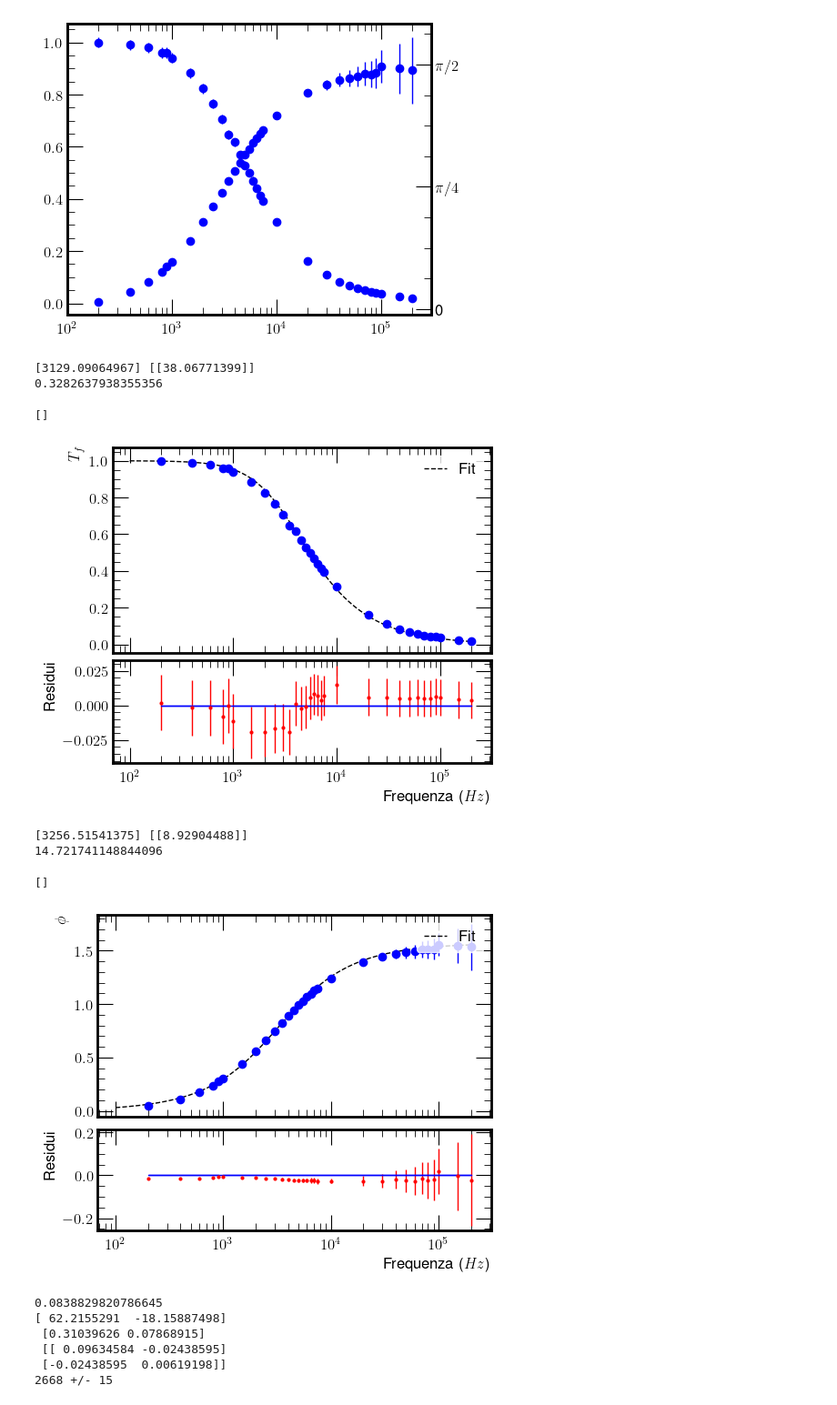
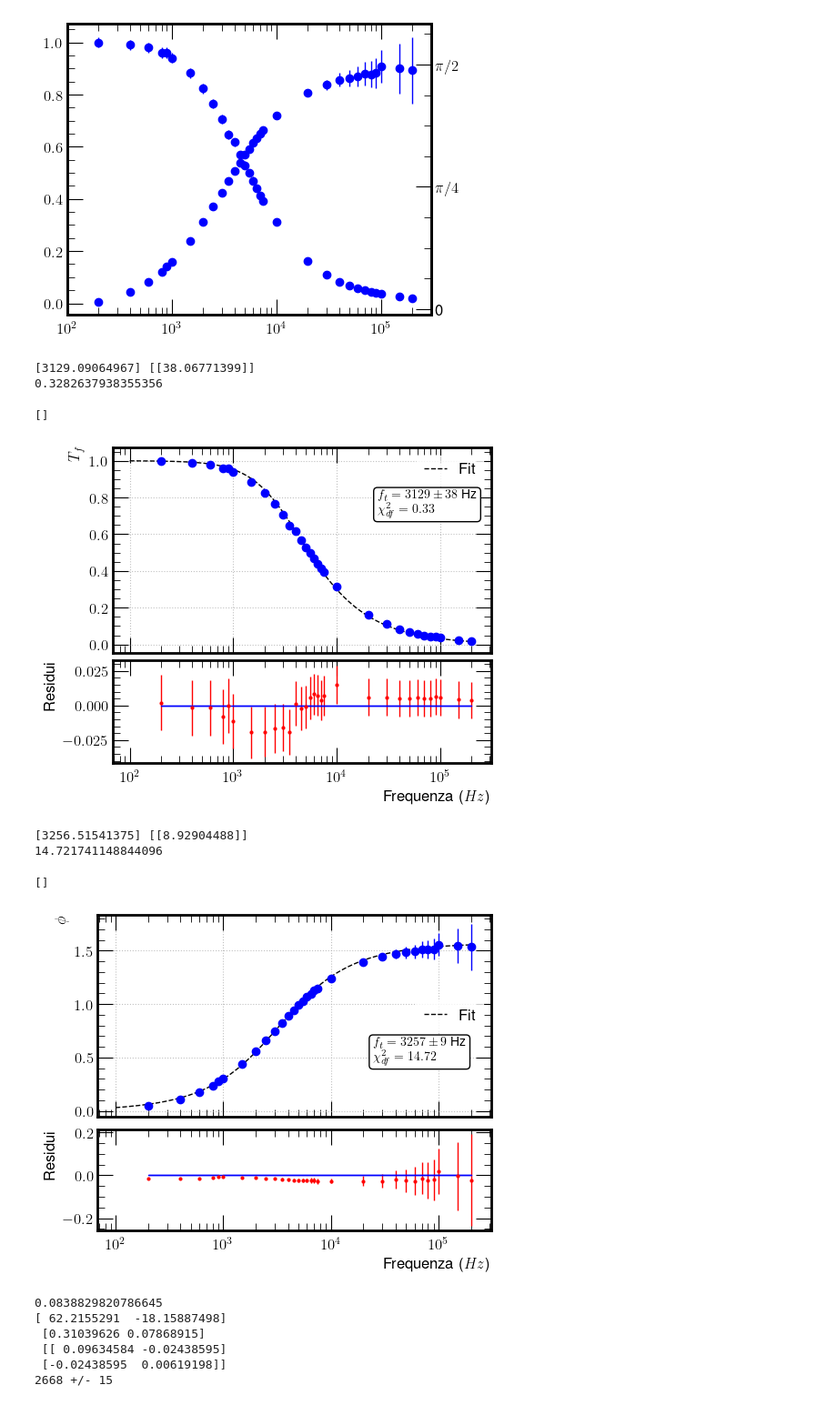
Before and after one commit to Fra005Ve/G09---SF2-, a Jupyter notebook: RC in frequenza/RCfrequenza.ipynb, the cells around one changed output. Shown: that part at 91% size. Drawn from its saved outputs; the diff is of its cells as text; code cells hidden in the pictures.

```diff
--- a/RC in frequenza/RCfrequenza.ipynb
+++ b/RC in frequenza/RCfrequenza.ipynb
@@ -116,52 +116,75 @@ ax[0].errorbar(f, Tf, yerr=sTf , fmt='o')
 ax[0].legend(loc='upper right')
 ax[0].set_ylabel(r'$T_f$')
 
+textstr = '\n'.join((
+    r'$f_t = %.f \pm %.f$ Hz' % (*valtr, np.sqrt(covtr[0,0])),
+    r'$\chi^2_{df} = %.2f$' % (chi2Tf/(len(f)-1))))
+
+# Posizionamento del box nell'angolo in alto a sinistra
+props = dict(boxstyle='round', facecolor='white', alpha=1)
+ax[0].text(0.7, 0.8, textstr, transform=ax[0].transAxes, fontsize=10,
+           verticalalignment='top', bbox=props)
+ax[0].grid(True)
+
+
 ax[1].errorbar(f,resTr,yerr=sTf, fmt='o', label='Residui',ms=2,color='red')
 ax[1].set_ylabel('Residui')
 ax[1].set_xlabel(r'Frequenza ($Hz$)')
 ax[1].plot(f,np.zeros(len(f)))
+ax[1].grid(True)
 
 ax[0].semilogx()
 # %% [output]
 [3129.09064967] [[38.06771399]]
 0.3282637938355356
 []
-[figure, old version]
+[figure, new version]
 # %%
 # Fit della fase non lineare
 valphi, covphi = curve_fit(fit_nl_phi, f, phi, p0=[3106], method='lm' ,sigma=sphi, absolute_sigma=True)
 print(valphi, covphi**0.5)
 
 resPhi = phi - fit_nl_phi(f, *valtr)
 chi2phi = np.sum((resPhi/sphi)**2)
 
 print(chi2phi/(len(f)-1))
 
 x_fit = np.linspace(min(f)-100,max(f)+1e4, 10000)
 
 frequenze.append(*valphi)
 sfrequenze.append(np.sqrt(covphi[0,0]))
 
 # Plot the first fit to define t0
 fig, ax = plt.subplots(2, 1, figsize=(5, 4),sharex=True, constrained_layout = True, height_ratios=[2, 1])
 ax[0].plot(x_fit, fit_nl_phi(x_fit, *valphi), label='Fit', linestyle='--', color='black')
 
 ax[0].errorbar(f, phi, yerr=sphi, fmt='o')
-ax[0].legend(loc='upper right')
+ax[0].legend(loc='center right')
 ax[0].set_ylabel(r'$\phi$')
+
+textstr = '\n'.join((
+    r'$f_t = %.f \pm %.f$ Hz' % (*valphi, np.sqrt(covphi[0,0])),
+    r'$\chi^2_{df} = %.2f$' % (chi2phi/(len(f)-1))))
+
+# Posizionamento del box nell'angolo in alto a sinistra
+props = dict(boxstyle='round', facecolor='white', alpha=1)
+ax[0].text(0.7, 0.4, textstr, transform=ax[0].transAxes, fontsize=10,
+           verticalalignment='top', bbox=props)
+ax[0].grid(True)
+
 
 ax[1].errorbar(f,resPhi,yerr=sphi, fmt='o', label='Residui',ms=2,color='red')
 
 ax[1].set_ylabel('Residui')
 ax[1].set_xlabel(r'Frequenza ($Hz$)')
 ax[1].plot(f,np.zeros(len(f)))
 
 ax[0].semilogx()
 # %% [output]
 [3256.51541375] [[8.92904488]]
 14.721741148844096
 []
-[figure, old version]
+[figure, new version]
 # %%
 # Fit di Bode
 valbode, covbode = curve_fit(retta, np.log10(f[f > 6e3]), 20*np.log10(Tf[f > 6e3]), method='lm' ,sigma=sTf[f > 6e3]/Tf[f > 6e3], absolute_sigma=True)
```
Also changed, not shown: parts of 1 cell of this notebook.
